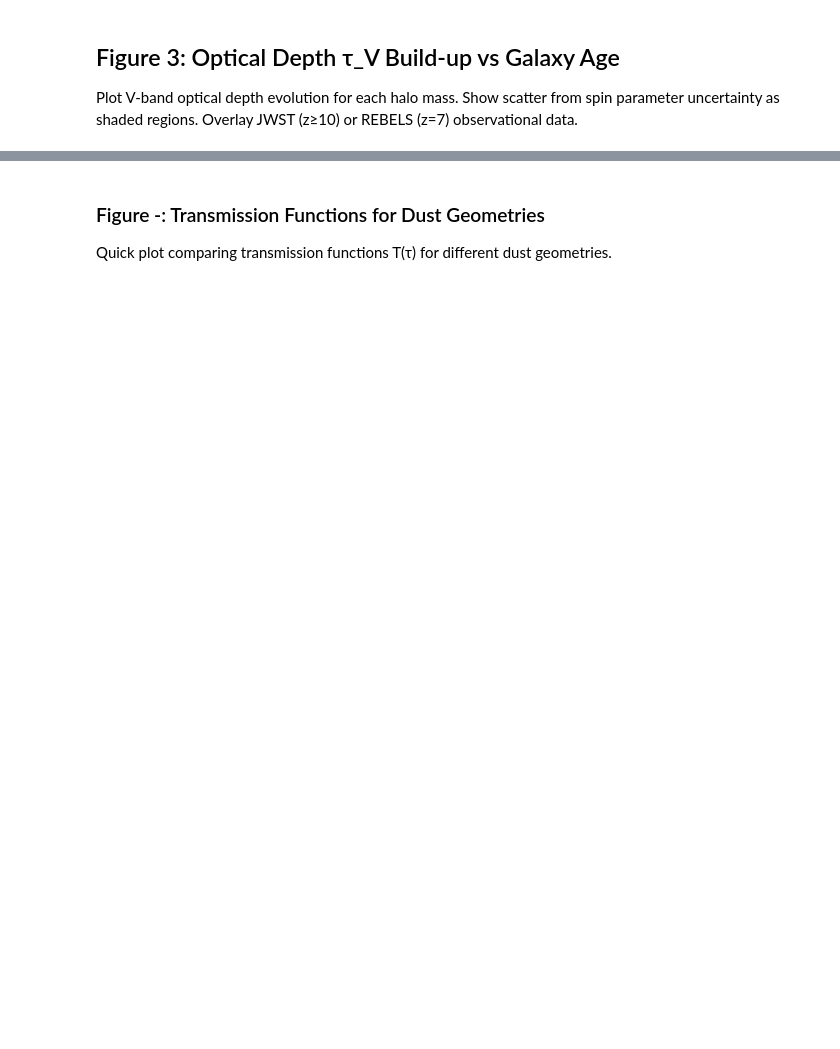
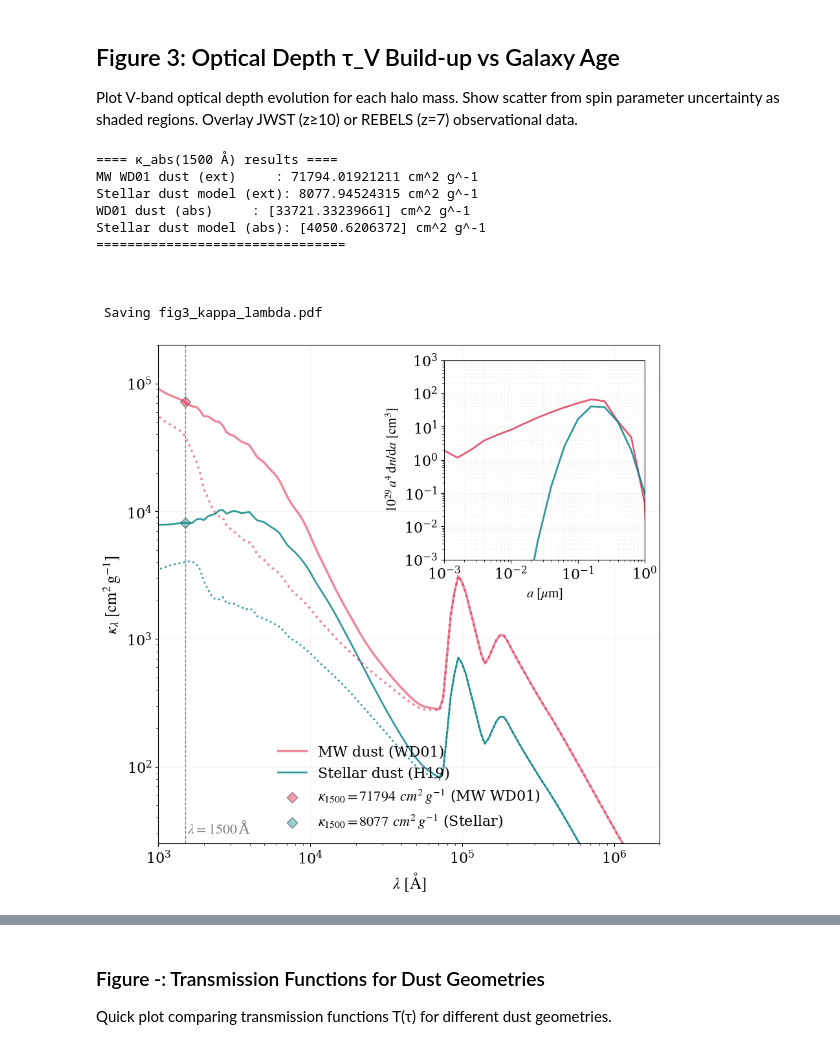
Before and after one commit to LauraSommovigo/dust_JWST_highz, a Jupyter notebook: notebooks/main.ipynb, the cells around one changed output, grey strips where cells are left out. Cells and saved outputs as stored; diff of their text form; code cells hidden in the pictures; blank space fills up the shorter version.

```diff
--- a/notebooks/main.ipynb
+++ b/notebooks/main.ipynb
@@ -66,7 +70,10 @@ from scipy.signal import savgol_filter
 from scipy.stats import gaussian_kde, norm
 # %%
 # Data Loading
-_HERE = Path().resolve()
+try:
+    _HERE = Path(__file__).resolve().parent  # script mode
+except NameError:
+    _HERE = Path().resolve()  # notebook/interactive mode (run from notebooks/ dir)
 DATA_DIR = (_HERE / "../data").resolve()
 OUTPUT_DIR = (_HERE / "../outputs").resolve()
 
@@ -79,6 +86,13 @@ wavelengths = dust_graphite["wavelength"].unique()[::-1] * 1e4  # µm → Å
 # Shape should be [len(wavelengths) * (len(a) - 1)], flattened
 Qabs = np.loadtxt(DATA_DIR / "Q_abs_Draine_silicates.csv", unpack=True, delimiter=",")
 
+# Global font style and size (matches main branch librerie.py / STIX serif convention)
+plt.rcParams.update({
+    "font.size": 16,
+    "font.family": "serif",
+    "mathtext.fontset": "stix",
+})
+
 # Create custom colormap
 custom_colormap_base = plt.cm.coolwarm
 custom_colormap = truncate_colormap(custom_colormap_base, 0.1, 1.0)
@@ -745,11 +898,12 @@ ax.set_yscale("log")
 ax.set_ylim(25, 2e5)
 ax.set_xlim(1e3, 2e6)  # 1000 Å – 200 µm
 
-ax.text(1550.0, ax.get_ylim()[0] * 1.2, r"$\lambda=1500\,$Å", fontsize=12, color="gray")
+ax.text(1550.0, ax.get_ylim()[0] * 1.2, r"$\lambda=1500\,$Å", fontsize=16, color="gray")
 
 
-ax.set_xlabel(r"$\lambda\ [\mathrm{\AA}]$")
-ax.set_ylabel(r"$\kappa_{\lambda}\ [{\rm cm}^2\,{\rm g}^{-1}]$")
+ax.set_xlabel(r"$\lambda\ [\mathrm{\AA}]$", fontsize=18)
+ax.set_ylabel(r"$\kappa_{\lambda}\ [{\rm cm}^2\,{\rm g}^{-1}]$", fontsize=18)
+ax.tick_params(axis="both", which="major", labelsize=16)
 ax.grid(True, alpha=0.2, lw=0.5)
 ax.legend(frameon=False, fontsize=16, loc="lower center")
 
@@ -760,35 +914,48 @@ inset_ax = ax.inset_axes([0.57, 0.57, 0.4, 0.4])
 
 # build a common size grid (cm) for total (C+Si)
 
 a_all = np.sort(np.unique(np.concatenate([radius_graphite, radius_silicate])))
 
 # interpolate WD01 dn/da (per H) onto common grid
 dn_da_wd = np.interp(a_all, radius_graphite, graphite_dist, left=0.0, right=0.0)
 dn_da_wd += np.interp(a_all, radius_silicate, silicate_dist, left=0.0, right=0.0)
 # interpolate stellar dn/da onto same grid
 dn_da_star = np.interp(a_all, radius_graphite, graphite_dist_star, left=0.0, right=0.0)
 dn_da_star += np.interp(a_all, radius_silicate, silicate_dist_star, left=0.0, right=0.0)
 
 # quantity to plot: 1e29 * a^4 dn/da   [cm^3]
 y_wd = 1e29 * a_all**4 * dn_da_wd
 y_star = 1e29 * a_all**4 * dn_da_star
 
 # convert a to µm for x–axis
 inset_ax.loglog(a_all * 1e4, y_wd, color="crimson", alpha=0.7, lw=2, label="MW dust")
 inset_ax.loglog(a_all * 1e4, y_star, color="teal", alpha=0.8, lw=2, label="Stellar dust (H19)")
 
 inset_ax.set_xscale("log")
 inset_ax.set_yscale("log")
 inset_ax.set_xlim(1e-3, 1.0)
 # pick a sensible y–range; can tweak after first run
 inset_ax.set_ylim(1e-3, 1e3)
 
-inset_ax.set_xlabel(r"$a\ [\mu{\rm m}]$", fontsize=14)
-inset_ax.set_ylabel(r"$10^{29}\,a^4\,{\rm d}n/{\rm d}a\ [{\rm cm}^3]$", fontsize=14)
+inset_ax.set_xlabel(r"$a\ [\mu{\rm m}]$", fontsize=15)
+inset_ax.set_ylabel(r"$10^{29}\,a^4\,{\rm d}n/{\rm d}a\ [{\rm cm}^3]$", fontsize=15)
 inset_ax.grid(True, which="both", ls=":", alpha=0.2)
 
+print("\n\n Saving fig3_kappa_lambda.pdf")
 fig.savefig(OUTPUT_DIR / "fig3_kappa_lambda.pdf", bbox_inches="tight")
 plt.show()
+# %% [output]
+==== κ_abs(1500 Å) results ====
+MW WD01 dust (ext)     : 71794.01921211 cm^2 g^-1
+Stellar dust model (ext): 8077.94524315 cm^2 g^-1
+WD01 dust (abs)     : [33721.33239661] cm^2 g^-1
+Stellar dust model (abs): [4050.6206372] cm^2 g^-1
+================================
+
+
+
+ Saving fig3_kappa_lambda.pdf
+[figure, added]
 # %%
 fig, ax = plt.subplots()
 
```
Also changed, not shown: parts of 21 cells of this notebook, 7 other files.
